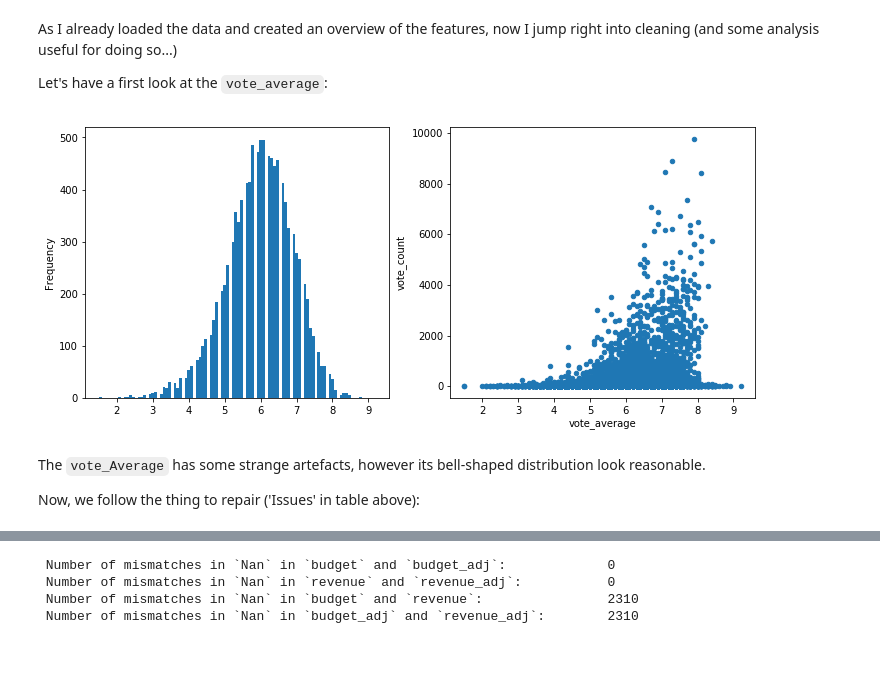
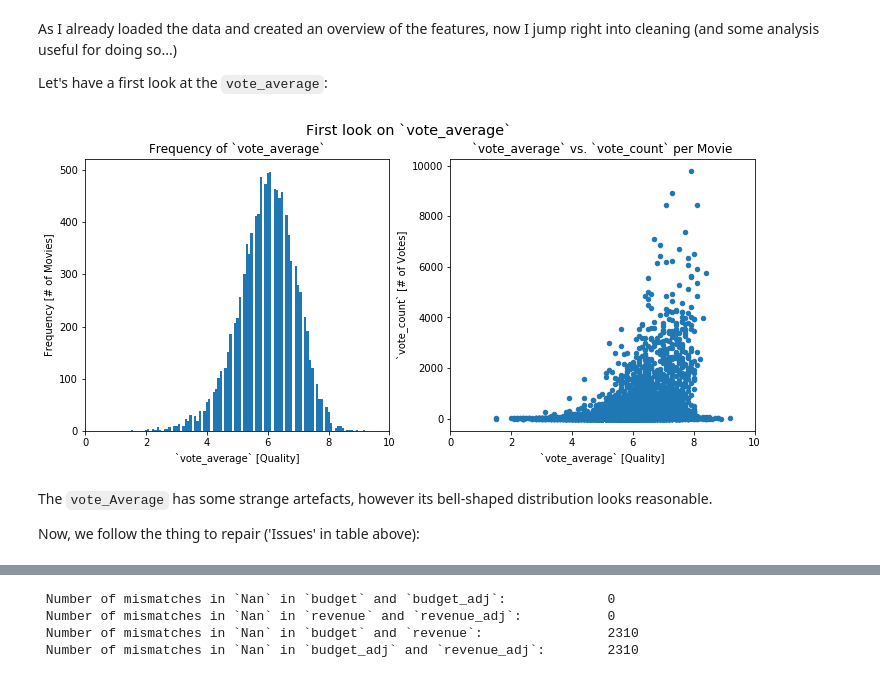
Before and after one commit to QuantificAid/tmdb_movie_data, a Jupyter notebook: tmdb_movie_data.ipynb, the cells around one changed output, grey strips where cells are left out. Saved outputs shown, nothing was run; the diff lists cells and outputs as text; code cells hidden in the pictures.

```diff
--- a/tmdb_movie_data.ipynb
+++ b/tmdb_movie_data.ipynb
@@ -154,14 +156,23 @@ Let's have a first look at the `vote_average`:
 # %%
 # First glance on 'vote_average' (and 'vote_count')
 
 fig, [ax1, ax2] = plt.subplots(ncols=2, figsize=(12, 5))
+fig.suptitle('First look on `vote_average`', size='x-large')
 tmdb.vote_average.plot.hist(bins=100, ax=ax1)
 tmdb.plot.scatter(x='vote_average', y='vote_count', ax=ax2)
+ax1.set_title('Frequency of `vote_average`')
+ax1.set_xlabel('`vote_average` [Quality]')
+ax1.set_ylabel('Frequency [# of Movies]')
+ax1.axis(xmin=0, xmax=10)
+ax2.set_title('`vote_average` vs. `vote_count` per Movie')
+ax2.set_xlabel('`vote_average` [Quality]')
+ax2.set_ylabel('`vote_count` [# of Votes]')
+ax2.axis(xmin=0, xmax=10)
 plt.show()
 # %% [output]
-[figure, old version]
+[figure, new version]
 # %% [markdown]
-The `vote_Average` has some strange artefacts, however its bell-shaped distribution look reasonable.
+The `vote_Average` has some strange artefacts, however its bell-shaped distribution looks reasonable.
 
 Now, we follow the thing to repair ('Issues' in table above):
 # %%
```
Also changed, not shown: parts of 10 cells of this notebook, 1 other file.
